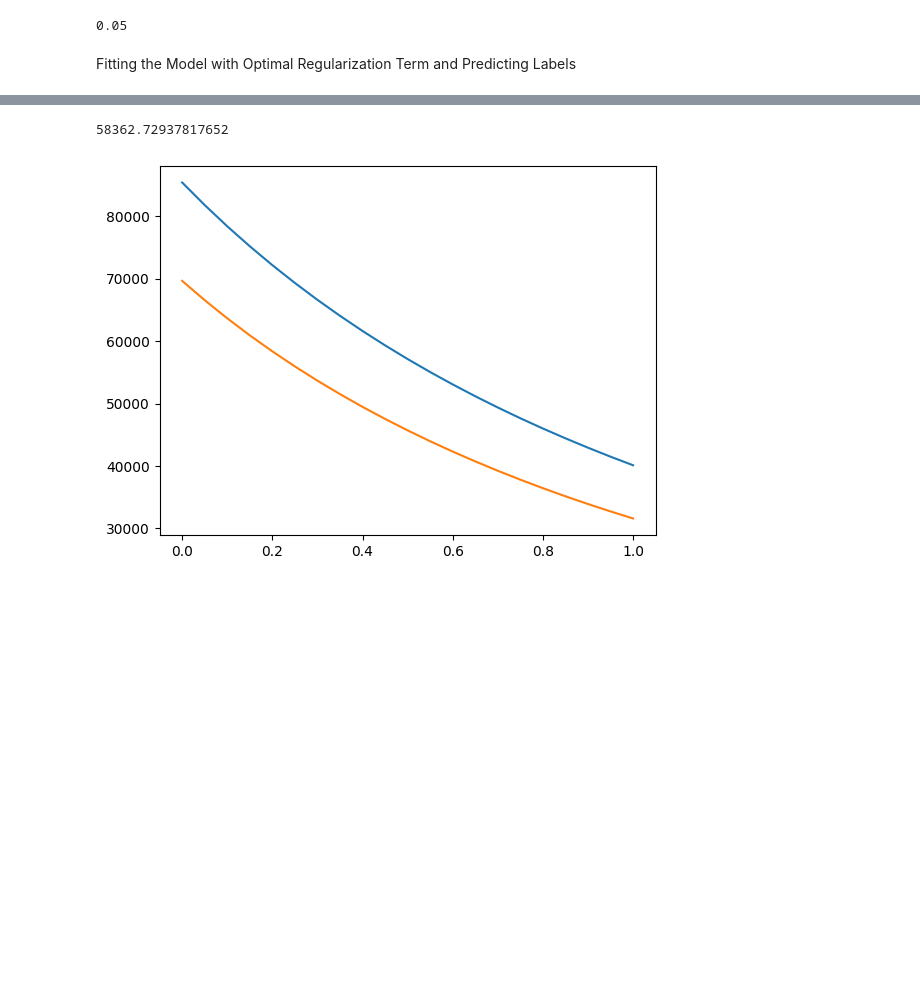
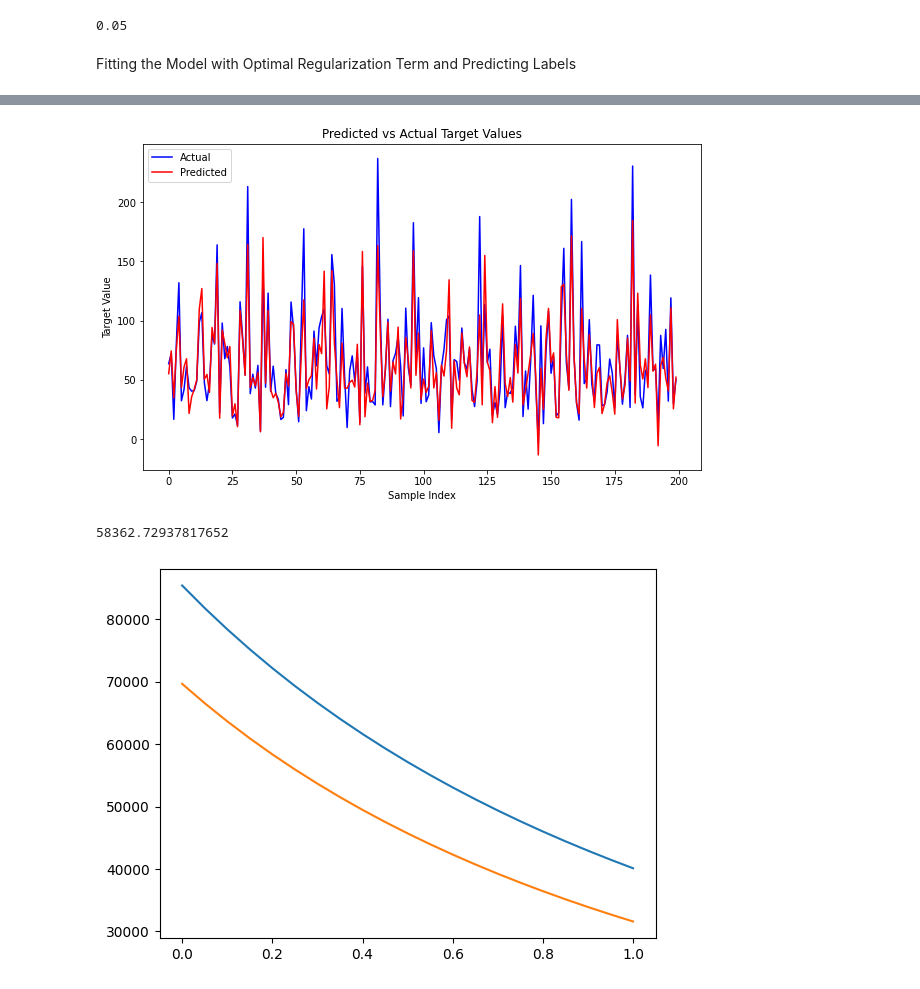
Before and after one commit to itsatefe/Machine-Learning, a Jupyter notebook: HW4/ML_HW4.ipynb, the cells around one changed output, grey strips where cells are left out. Saved outputs shown, nothing was run; the diff lists cells and outputs as text; code cells hidden in the pictures; blank space fills up the shorter version.

Commit message:
adding plots

```diff
--- a/HW4/ML_HW4.ipynb
+++ b/HW4/ML_HW4.ipynb
@@ -287,3 +287,8 @@ plt.scatter(val_labels, klr.predict(val_data))
+# %%
+predicted_labels = klr.predict(val_data)
+plot_labels(val_labels,predicted_labels)
+# %% [output]
+[figure, added]
 # %%
 klr = KernelLinearRegression(kernel = 'exp')
 klr.fit(train_data, train_labels)
```
Also changed, not shown: parts of 10 cells of this notebook.
